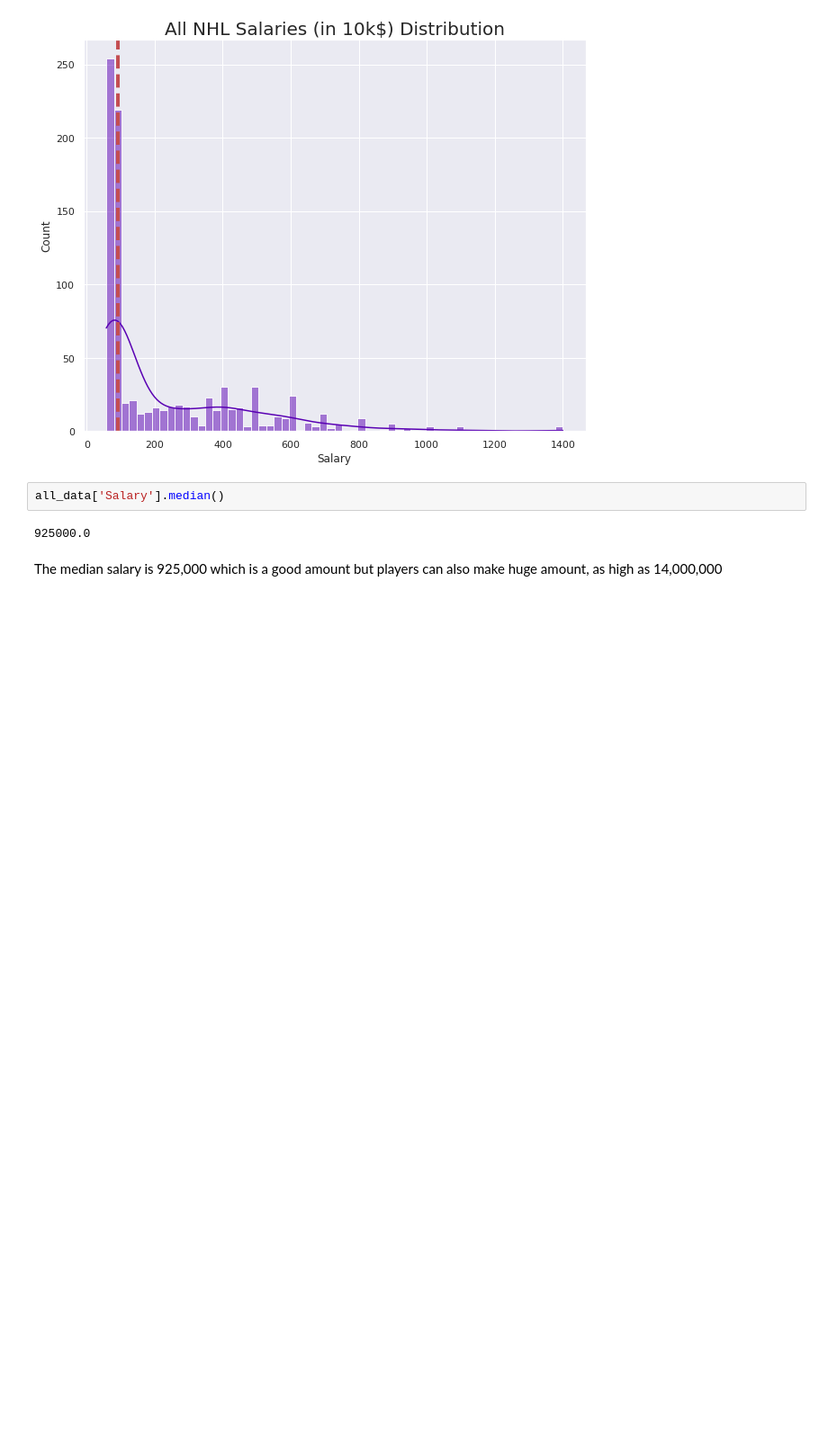
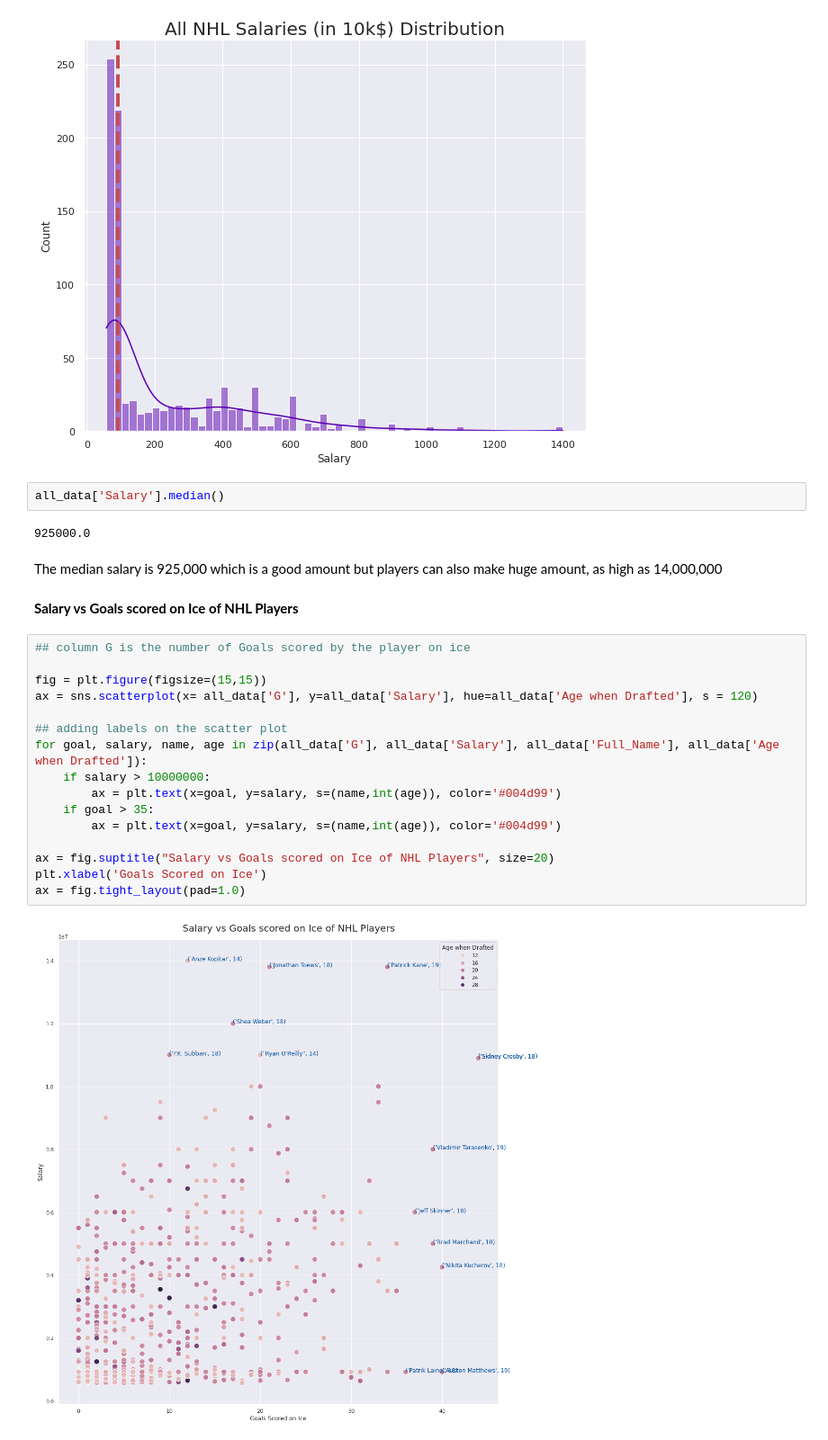
Before and after one commit to PrakritiAilavadi/Kaggle, a Jupyter notebook: predicting-nhl-player-salaries.ipynb, the cells around one changed output. Shown at 90% size. Drawn from its saved outputs; the diff is of its cells as text; blank space fills up the shorter version.

```diff
--- a/predicting-nhl-player-salaries.ipynb
+++ b/predicting-nhl-player-salaries.ipynb
@@ -473,3 +458,23 @@ all_data['Salary'].median()
 925000.0
 # %% [markdown]
 The median salary is 925,000 which is a good amount but players can also make huge amount, as high as 14,000,000
+# %% [markdown]
+**Salary vs Goals scored on Ice of NHL Players**
+# %%
+## column G is the number of Goals scored by the player on ice
+
+fig = plt.figure(figsize=(15,15))
+ax = sns.scatterplot(x= all_data['G'], y=all_data['Salary'], hue=all_data['Age when Drafted'], s = 120)
+
+## adding labels on the scatter plot
+for goal, salary, name, age in zip(all_data['G'], all_data['Salary'], all_data['Full_Name'], all_data['Age when Drafted']):
+    if salary > 10000000:
+        ax = plt.text(x=goal, y=salary, s=(name,int(age)), color='#004d99')
+    if goal > 35:
+        ax = plt.text(x=goal, y=salary, s=(name,int(age)), color='#004d99')
+
+ax = fig.suptitle("Salary vs Goals scored on Ice of NHL Players", size=20)
+plt.xlabel('Goals Scored on Ice')
+ax = fig.tight_layout(pad=1.0)
+# %% [output]
+[figure, added]
```
Also changed, not shown: parts of 10 cells of this notebook.
